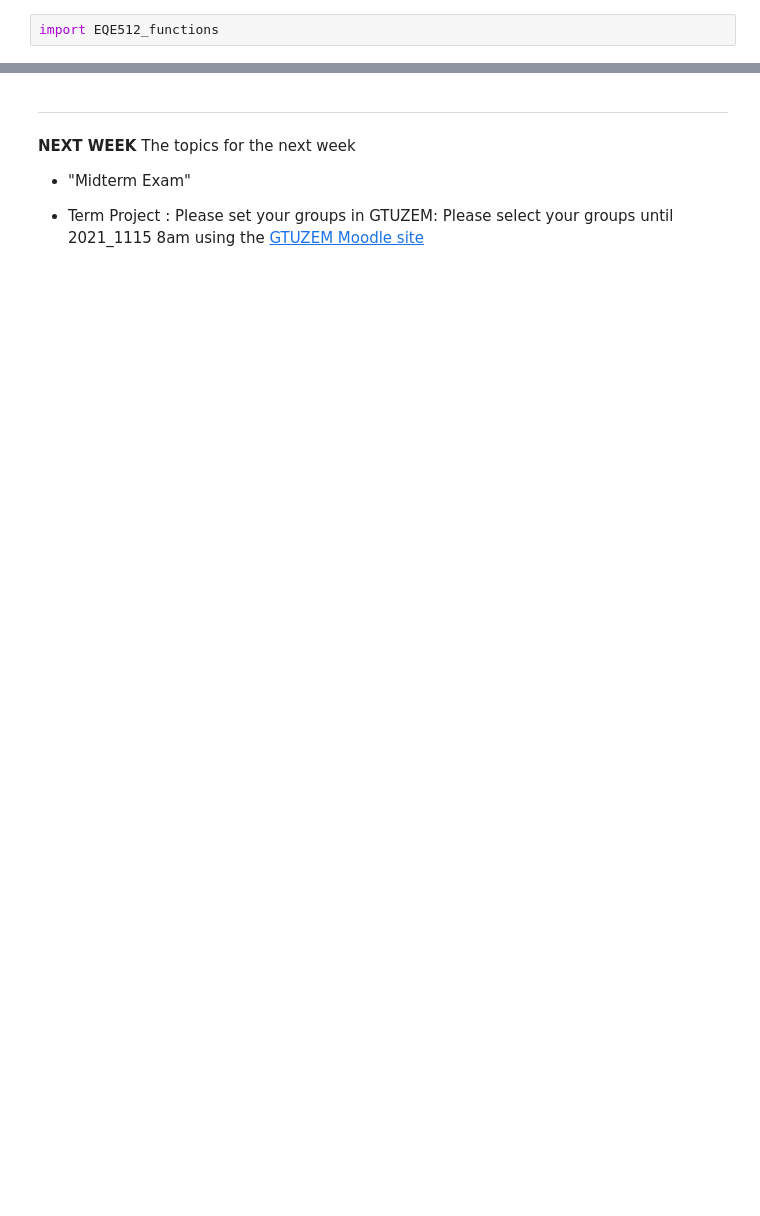
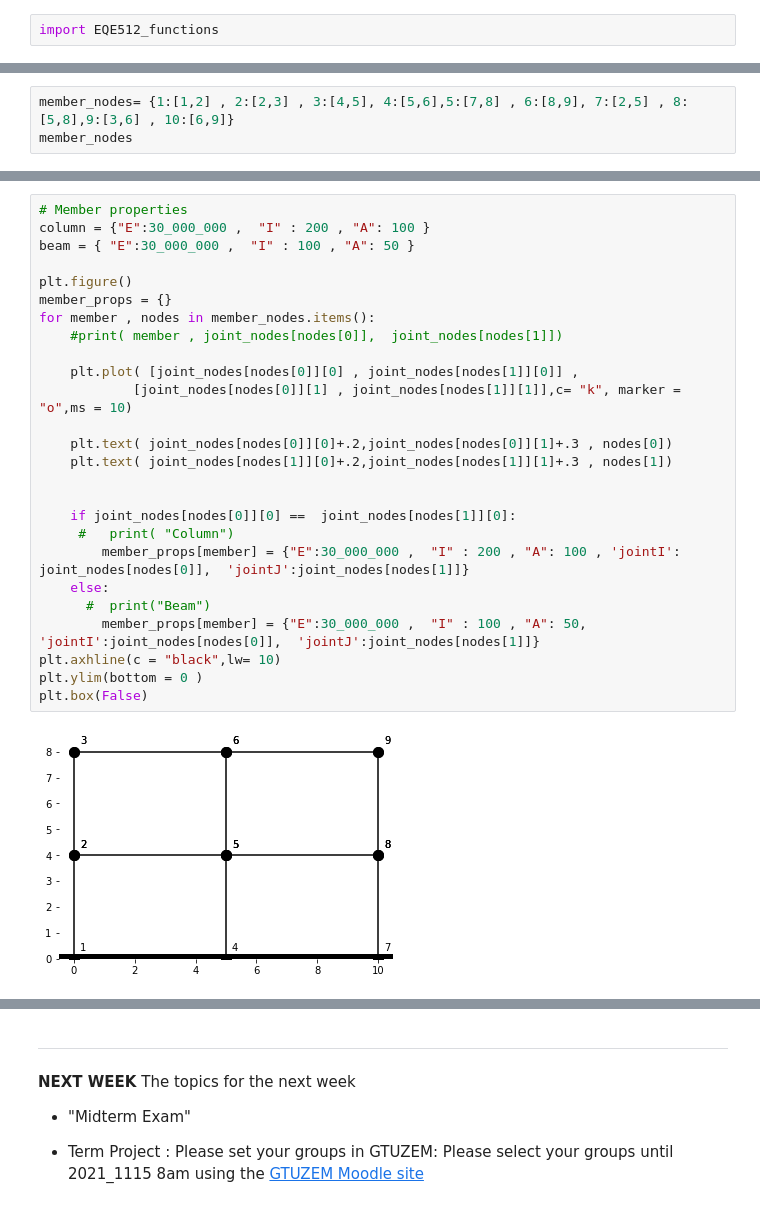
Before and after one commit to gtuinsaat/2021-EQE512-Matrix-Methods-In-Structural-Analysis, a Jupyter notebook: EQE512-Week07-Lecture.ipynb, the cells around one changed output, grey strips where cells are left out. Drawn from its saved outputs; the diff is of its cells as text; blank space fills up the shorter version.

```diff
--- a/EQE512-Week07-Lecture.ipynb
+++ b/EQE512-Week07-Lecture.ipynb
@@ -336,0 +420,3 @@ Let's check the result
+# %%
+member_nodes= {1:[1,2] , 2:[2,3] , 3:[4,5], 4:[5,6],5:[7,8] , 6:[8,9], 7:[2,5] , 8:[5,8],9:[3,6] , 10:[6,9]}
+member_nodes
@@ -336,0 +434,28 @@ Let's check the result
+# %%
+# Member properties
+column = {"E":30_000_000 ,  "I" : 200 , "A": 100 }
+beam = { "E":30_000_000 ,  "I" : 100 , "A": 50 }
+
+plt.figure()
+member_props = {}
+for member , nodes in member_nodes.items():
+    #print( member , joint_nodes[nodes[0]],  joint_nodes[nodes[1]])
+
+    plt.plot( [joint_nodes[nodes[0]][0] , joint_nodes[nodes[1]][0]] ,
+            [joint_nodes[nodes[0]][1] , joint_nodes[nodes[1]][1]],c= "k", marker = "o",ms = 10)
+
+    plt.text( joint_nodes[nodes[0]][0]+.2,joint_nodes[nodes[0]][1]+.3 , nodes[0])
+    plt.text( joint_nodes[nodes[1]][0]+.2,joint_nodes[nodes[1]][1]+.3 , nodes[1])
+
+
+    if joint_nodes[nodes[0]][0] ==  joint_nodes[nodes[1]][0]:
+     #   print( "Column")
+        member_props[member] = {"E":30_000_000 ,  "I" : 200 , "A": 100 , 'jointI': joint_nodes[nodes[0]],  'jointJ':joint_nodes[nodes[1]]}
+    else:
+      #  print("Beam")
+        member_props[member] = {"E":30_000_000 ,  "I" : 100 , "A": 50, 'jointI':joint_nodes[nodes[0]],  'jointJ':joint_nodes[nodes[1]]}
+plt.axhline(c = "black",lw= 10)
+plt.ylim(bottom = 0 )
+plt.box(False)
+# %% [output]
+[figure, added]
```
Also changed, not shown: parts of 13 cells of this notebook.
